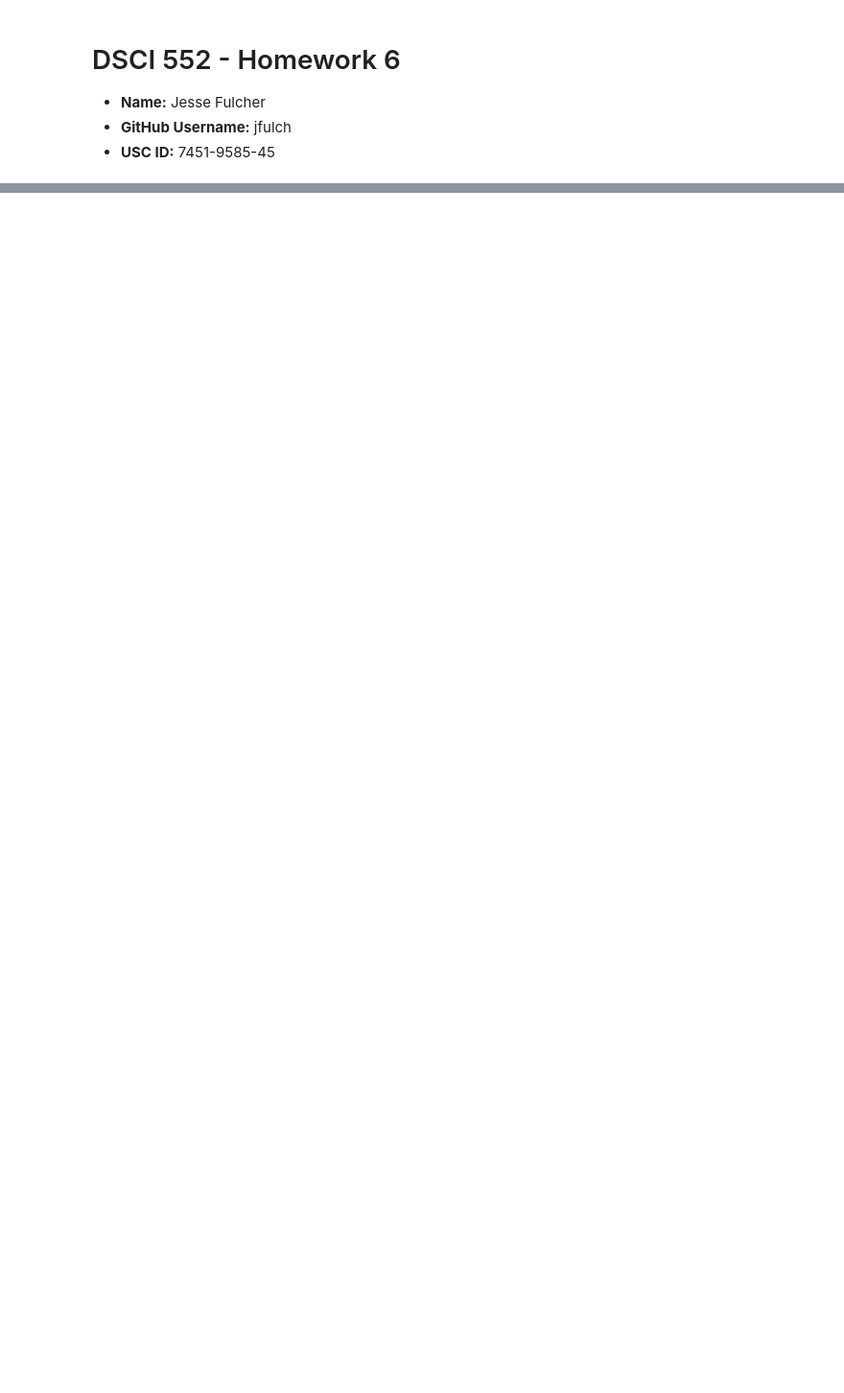
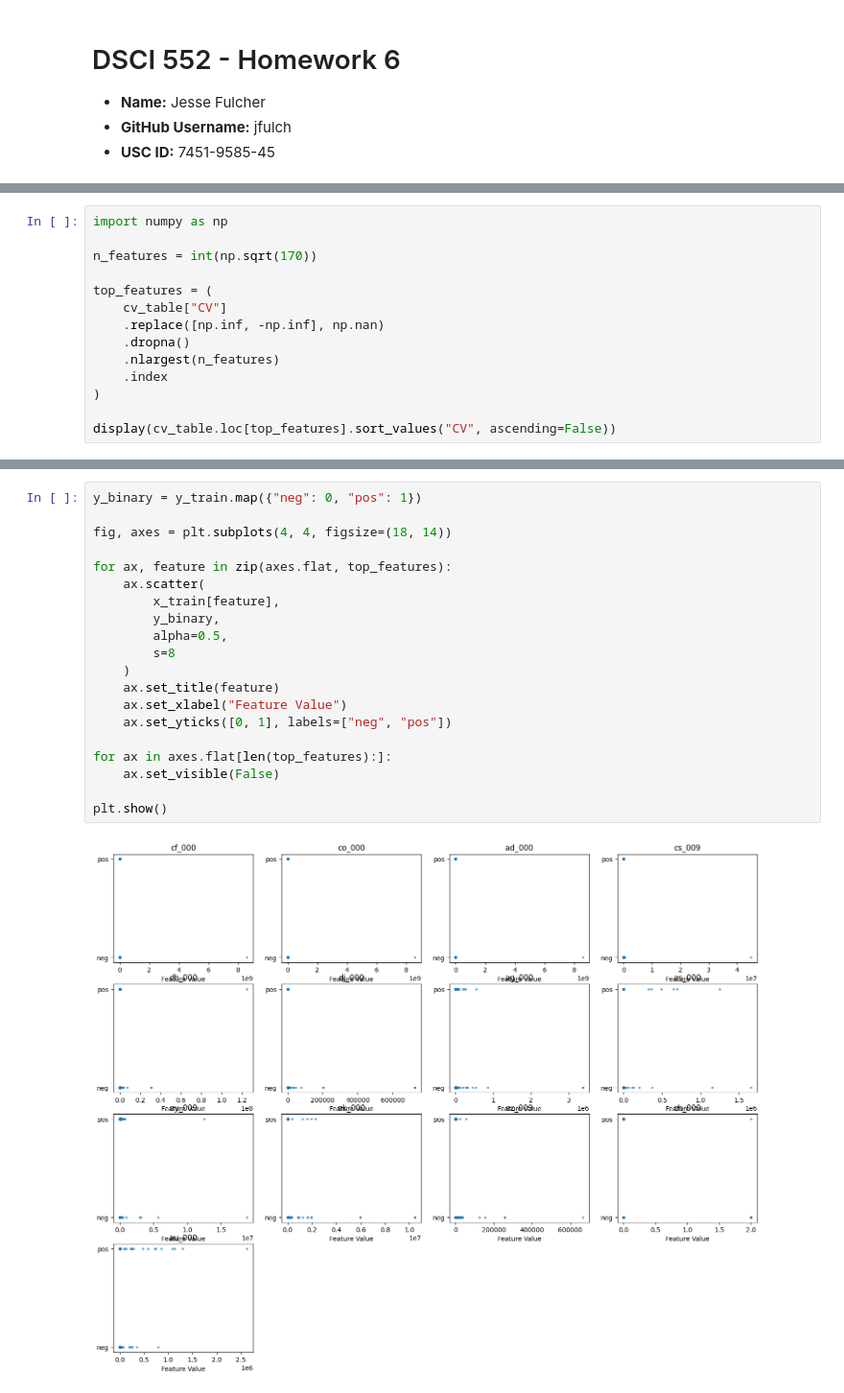
Before and after one commit to jfulch/dsci-552-fulcher-jesse-hw6, a Jupyter notebook: notebook/Fulcher_Jesse_HW6.ipynb, the cells around one changed output, grey strips where cells are left out. Shown at 96% size. Saved outputs shown, nothing was run; the diff lists cells and outputs as text; blank space fills up the shorter version.

```diff
--- a/notebook/Fulcher_Jesse_HW6.ipynb
+++ b/notebook/Fulcher_Jesse_HW6.ipynb
@@ -40,0 +178,14 @@ display(train_df.head())
+# %%
+import numpy as np
+
+n_features = int(np.sqrt(170))
+
+top_features = (
+    cv_table["CV"]
+    .replace([np.inf, -np.inf], np.nan)
+    .dropna()
+    .nlargest(n_features)
+    .index
+)
+
+display(cv_table.loc[top_features].sort_values("CV", ascending=False))
@@ -40,0 +207,22 @@ display(train_df.head())
+# %%
+y_binary = y_train.map({"neg": 0, "pos": 1})
+
+fig, axes = plt.subplots(4, 4, figsize=(18, 14))
+
+for ax, feature in zip(axes.flat, top_features):
+    ax.scatter(
+        x_train[feature],
+        y_binary,
+        alpha=0.5,
+        s=8
+    )
+    ax.set_title(feature)
+    ax.set_xlabel("Feature Value")
+    ax.set_yticks([0, 1], labels=["neg", "pos"])
+
+for ax in axes.flat[len(top_features):]:
+    ax.set_visible(False)
+
+plt.show()
+# %% [output]
+[figure, added]
```
Also changed, not shown: parts of 18 cells of this notebook.
